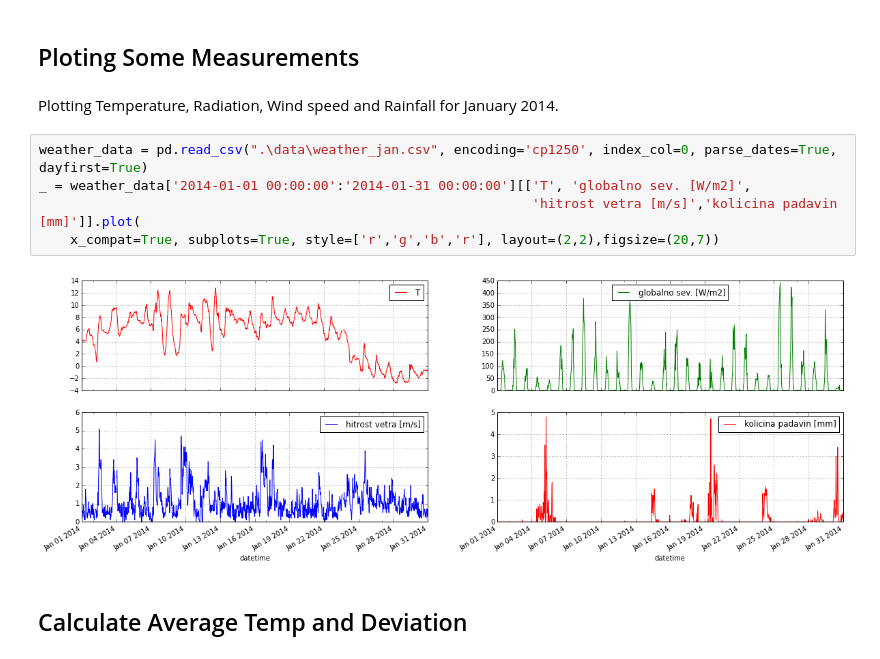
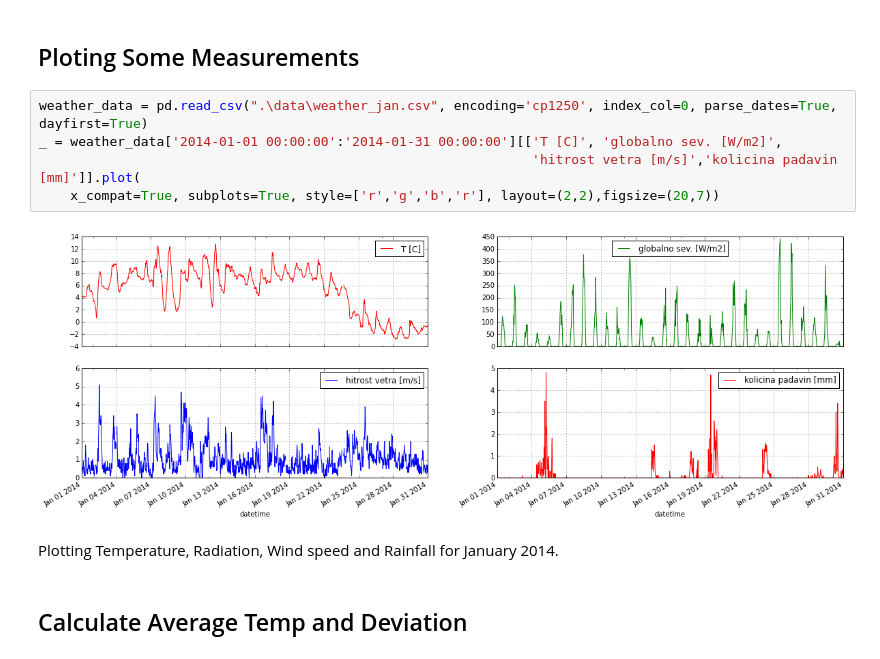
Before and after one commit to bkazic/WeatherAnalysis, a Jupyter notebook: Weather - January data (ARSO).ipynb, the cells around one changed output. Cells and saved outputs as stored; diff of their text form.

```diff
--- a/Weather - January data (ARSO).ipynb
+++ b/Weather - January data (ARSO).ipynb
@@ -24,14 +28,14 @@ weather_data['2014-01-01 00:00:00':'2014-01-31 00:00:00'][['T', 'globalno sev. [
 | max | 12.800000 | 442.000000 | 5.100000 | 4.800000 |
 # %% [markdown]
 ## Ploting Some Measurements
+# %%
+weather_data = pd.read_csv(".\data\weather_jan.csv", encoding='cp1250', index_col=0, parse_dates=True, dayfirst=True)
+_ = weather_data['2014-01-01 00:00:00':'2014-01-31 00:00:00'][['T [C]', 'globalno sev. [W/m2]',
+                                                               'hitrost vetra [m/s]','kolicina padavin [mm]']].plot(
+    x_compat=True, subplots=True, style=['r','g','b','r'], layout=(2,2),figsize=(20,7))
+# %% [output]
+[figure, added]
 # %% [markdown]
 Plotting Temperature, Radiation, Wind speed and Rainfall for January 2014.
-# %%
-weather_data = pd.read_csv(".\data\weather_jan.csv", encoding='cp1250', index_col=0, parse_dates=True, dayfirst=True)
-_ = weather_data['2014-01-01 00:00:00':'2014-01-31 00:00:00'][['T', 'globalno sev. [W/m2]',
-                                                               'hitrost vetra [m/s]','kolicina padavin [mm]']].plot(
-    x_compat=True, subplots=True, style=['r','g','b','r'], layout=(2,2),figsize=(20,7))
-# %% [output]
-[figure, removed]
 # %% [markdown]
 ## Calculate Average Temp and Deviation
```
Also changed, not shown: parts of 24 cells of this notebook, 1 other file.
